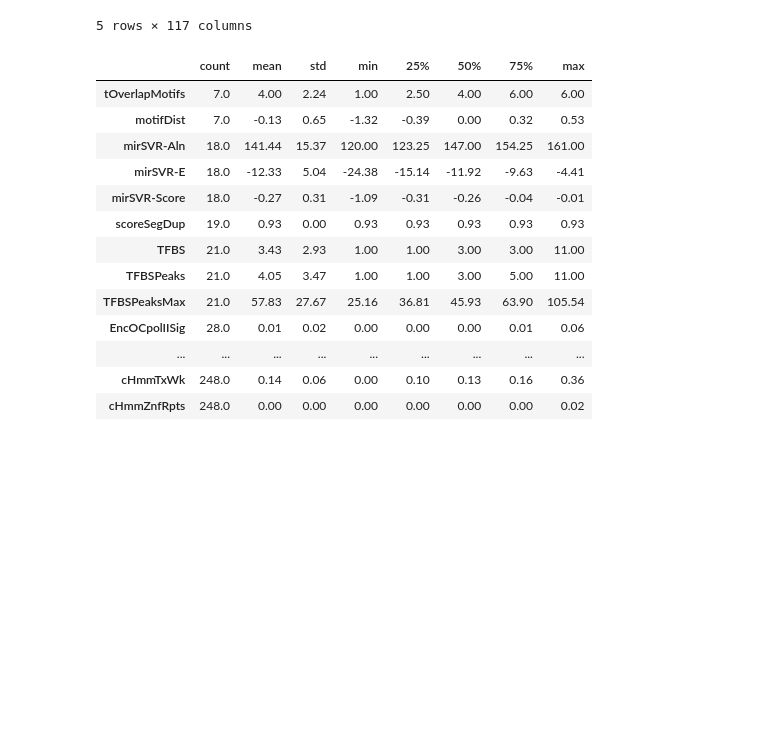
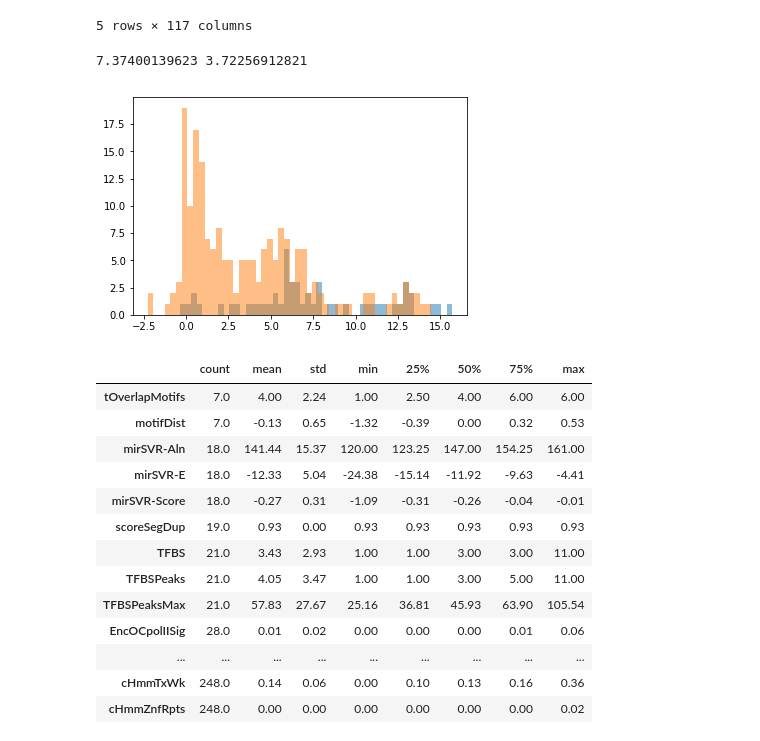
Before and after one commit to shuang1330/mvid, a Jupyter notebook: data_exploration.ipynb, the cells around one changed output. Drawn from its saved outputs; the diff is of its cells as text; code cells hidden in the pictures; blank space fills up the shorter version.

```diff
--- a/data_exploration.ipynb
+++ b/data_exploration.ipynb
@@ -35,6 +40,19 @@ datatable_pd.head()
 | 3 | 18 | 47365526 | MYO5B:c.4840C>T | G | A | Pathogenic | SNV | 0 | False | True | ... | ... |
 | 4 | 18 | 47365610 | MYO5B:c.4755_4756dupT | C | CCA | Pathogenic | INS | 2 | NaN | True | ... | ... |
 5 rows × 117 columns
+# %%
+def hist_compare():
+    plt.show()
+pos = datatable_pd['RawScore']
+pos_patho = pos[datatable_pd['INFO']=='Pathogenic']
+pos_benig = pos[datatable_pd['INFO']=='Benign']
+print(pos_patho.mean(),pos_benig.mean())
+n,bins,patches = plt.hist(pos_patho,50,alpha=0.5)
+n,bins,patches = plt.hist(pos_benig,50,alpha=0.5)
+plt.show()
+# %% [output]
+7.37400139623 3.72256912821
+[figure, added]
 # %%
 # display the description for the numerical columns
 datatable_num = datatable_pd.select_dtypes(exclude=[np.object])
```
Also changed, not shown: parts of 3 cells of this notebook, 1 other file.
